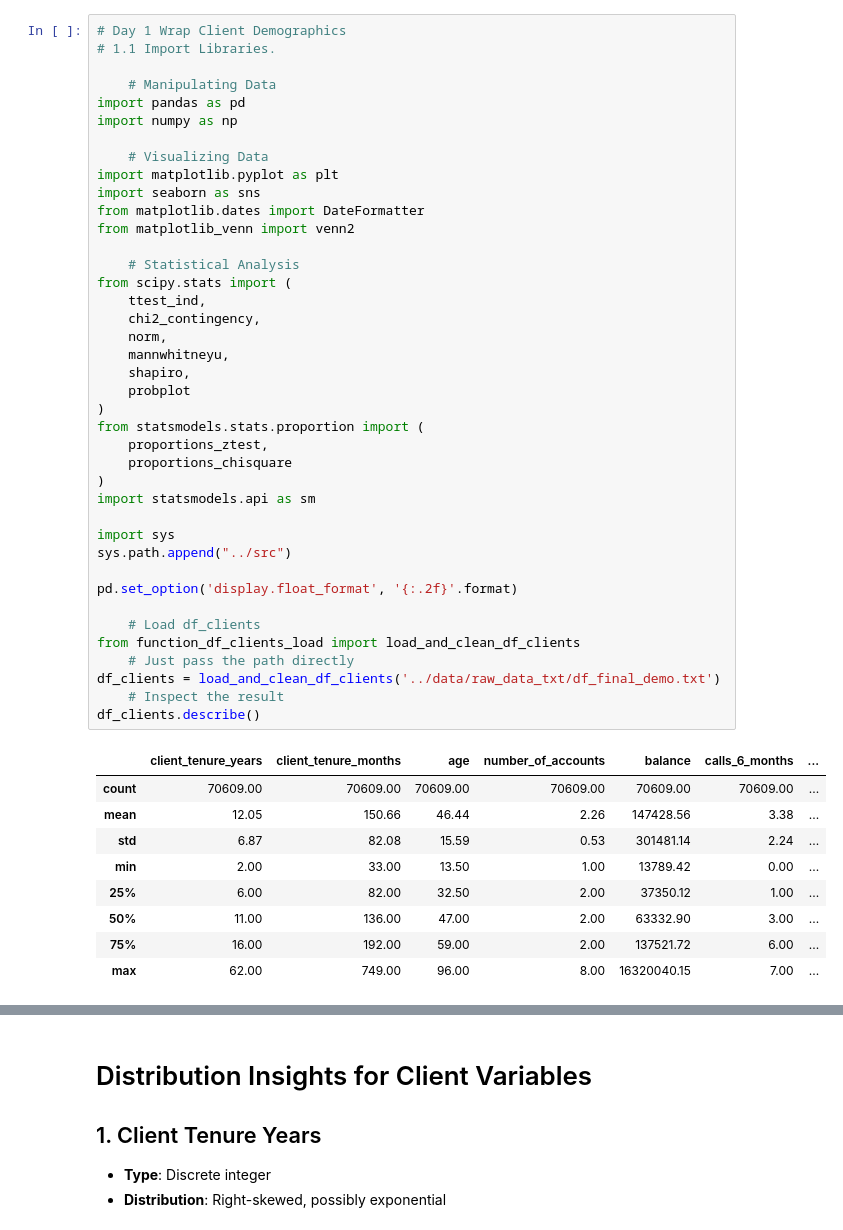
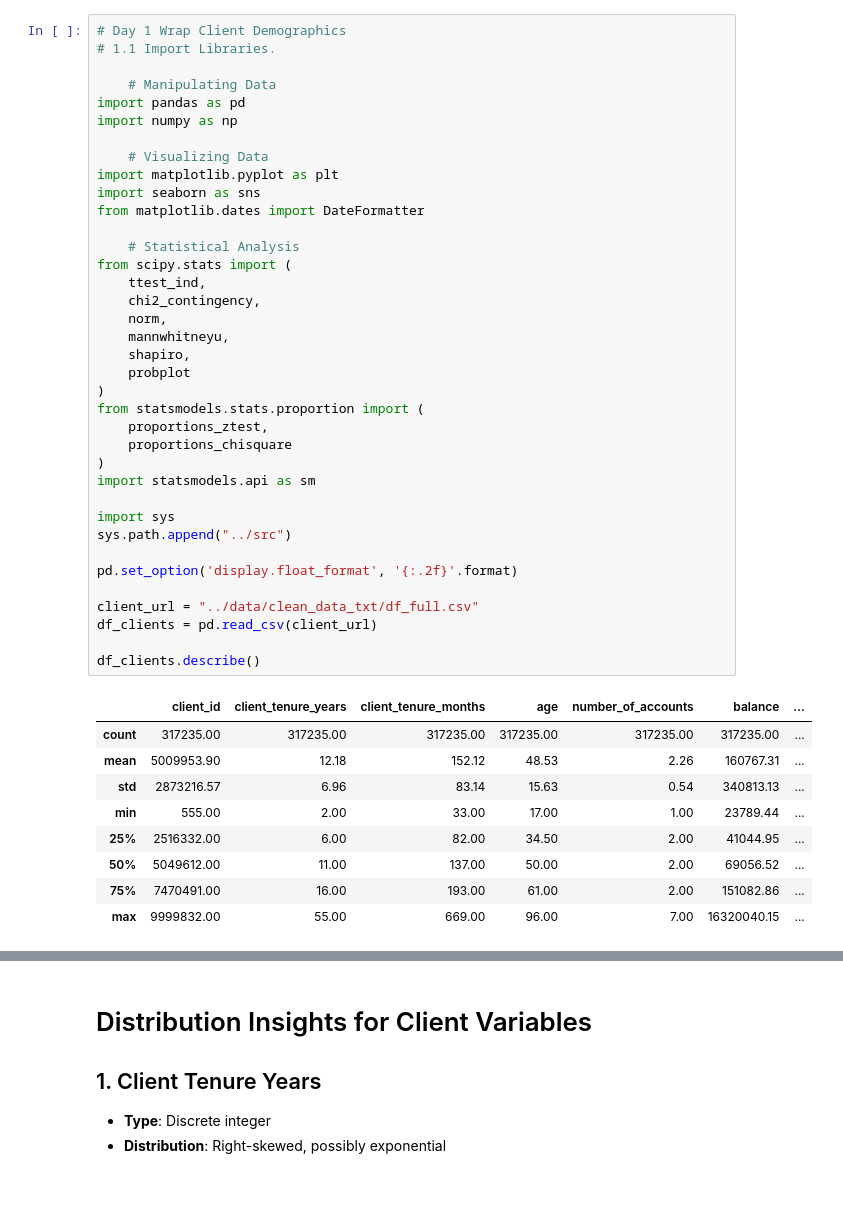
Before and after one commit to KmkGska/vanguard-ab-test, a Jupyter notebook: notebooks/b_Day1_Wrap.ipynb, the cells around one changed output, grey strips where cells are left out. Drawn from its saved outputs; the diff is of its cells as text; blank space fills up the shorter version.

```diff
--- a/notebooks/b_Day1_Wrap.ipynb
+++ b/notebooks/b_Day1_Wrap.ipynb
@@ -6,48 +6,45 @@
 import pandas as pd
 import numpy as np
 
     # Visualizing Data
 import matplotlib.pyplot as plt
 import seaborn as sns
 from matplotlib.dates import DateFormatter
-from matplotlib_venn import venn2
 
     # Statistical Analysis
 from scipy.stats import (
     ttest_ind,
     chi2_contingency,
     norm,
     mannwhitneyu,
     shapiro,
     probplot
 )
 from statsmodels.stats.proportion import (
     proportions_ztest,
     proportions_chisquare
 )
 import statsmodels.api as sm
 
 import sys
 sys.path.append("../src")
 
 pd.set_option('display.float_format', '{:.2f}'.format)
 
-    # Load df_clients
-from function_df_clients_load import load_and_clean_df_clients
-    # Just pass the path directly
-df_clients = load_and_clean_df_clients('../data/raw_data_txt/df_final_demo.txt')
-    # Inspect the result
+client_url = "../data/clean_data_txt/df_full.csv"
+df_clients = pd.read_csv(client_url)
+
 df_clients.describe()
 # %% [output]
-|  | client_tenure_years | client_tenure_months | age | number_of_accounts | balance | calls_6_months | ... |
-| count | 70609.00 | 70609.00 | 70609.00 | 70609.00 | 70609.00 | 70609.00 | ... |
-| mean | 12.05 | 150.66 | 46.44 | 2.26 | 147428.56 | 3.38 | ... |
-| std | 6.87 | 82.08 | 15.59 | 0.53 | 301481.14 | 2.24 | ... |
-| min | 2.00 | 33.00 | 13.50 | 1.00 | 13789.42 | 0.00 | ... |
-| 25% | 6.00 | 82.00 | 32.50 | 2.00 | 37350.12 | 1.00 | ... |
-| 50% | 11.00 | 136.00 | 47.00 | 2.00 | 63332.90 | 3.00 | ... |
-| 75% | 16.00 | 192.00 | 59.00 | 2.00 | 137521.72 | 6.00 | ... |
-| max | 62.00 | 749.00 | 96.00 | 8.00 | 16320040.15 | 7.00 | ... |
+|  | client_id | client_tenure_years | client_tenure_months | age | number_of_accounts | balance | ... |
+| count | 317235.00 | 317235.00 | 317235.00 | 317235.00 | 317235.00 | 317235.00 | ... |
+| mean | 5009953.90 | 12.18 | 152.12 | 48.53 | 2.26 | 160767.31 | ... |
+| std | 2873216.57 | 6.96 | 83.14 | 15.63 | 0.54 | 340813.13 | ... |
+| min | 555.00 | 2.00 | 33.00 | 17.00 | 1.00 | 23789.44 | ... |
+| 25% | 2516332.00 | 6.00 | 82.00 | 34.50 | 2.00 | 41044.95 | ... |
+| 50% | 5049612.00 | 11.00 | 137.00 | 50.00 | 2.00 | 69056.52 | ... |
+| 75% | 7470491.00 | 16.00 | 193.00 | 61.00 | 2.00 | 151082.86 | ... |
+| max | 9999832.00 | 55.00 | 669.00 | 96.00 | 7.00 | 16320040.15 | ... |
 # %%
 # List of numeric columns
 numeric_cols = [
```
Also changed, not shown: parts of 1 cell of this notebook, 13 other files.
